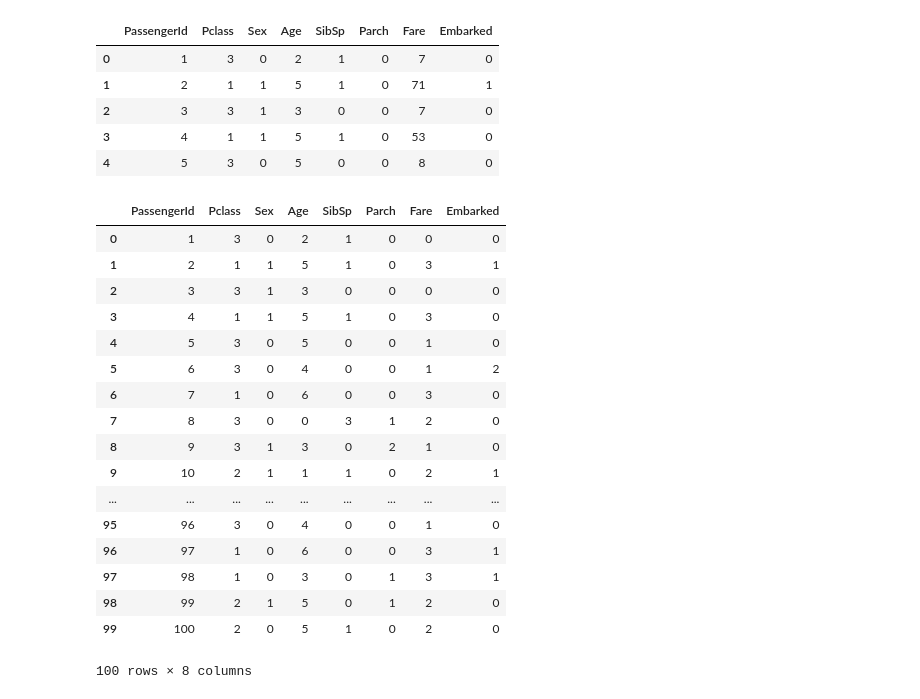
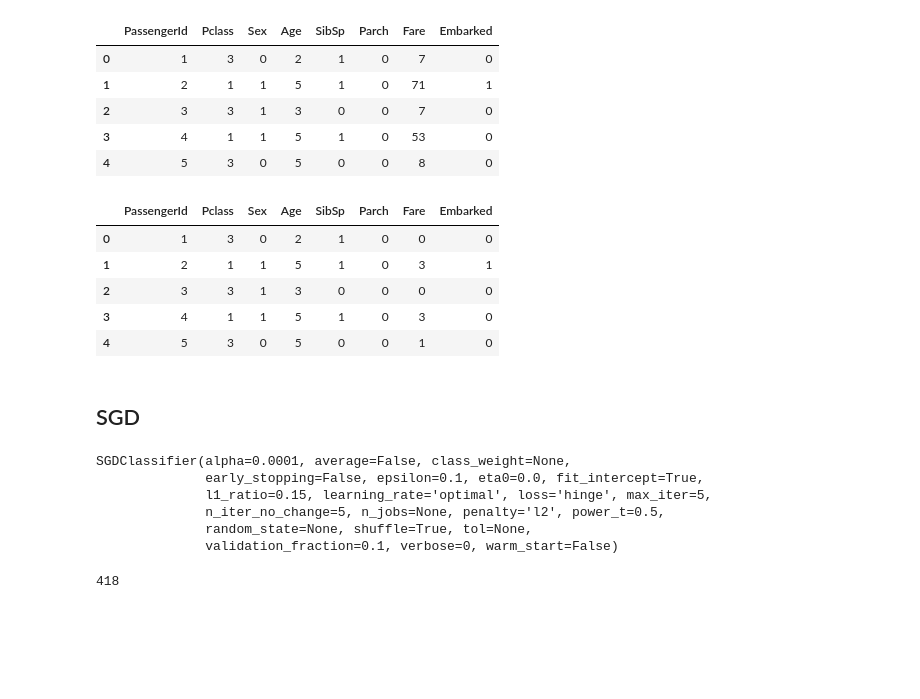
Before and after one commit to vikasbij/Titanic_ML_problem, a Jupyter notebook: Untitled.ipynb, the cells around one changed output. Cells and saved outputs as stored; diff of their text form; code cells hidden in the pictures; blank space fills up the shorter version.

```diff
--- a/Untitled.ipynb
+++ b/Untitled.ipynb
@@ -260,26 +270,26 @@ dataset_test.loc[(dataset_test['Fare'] > 99) & (dataset_test['Fare'] <= 250), 'F
 dataset_train.loc[ dataset_train['Fare'] > 250, 'Fare'] = 5
 dataset_test.loc[ dataset_test['Fare'] > 250, 'Fare'] = 5
 # %%
-dataset_train.head(100)
+dataset_train.head()
 # %% [output]
 |  | PassengerId | Pclass | Sex | Age | SibSp | Parch | Fare | Embarked |
 | 0 | 1 | 3 | 0 | 2 | 1 | 0 | 0 | 0 |
 | 1 | 2 | 1 | 1 | 5 | 1 | 0 | 3 | 1 |
 | 2 | 3 | 3 | 1 | 3 | 0 | 0 | 0 | 0 |
 | 3 | 4 | 1 | 1 | 5 | 1 | 0 | 3 | 0 |
 | 4 | 5 | 3 | 0 | 5 | 0 | 0 | 1 | 0 |
-| 5 | 6 | 3 | 0 | 4 | 0 | 0 | 1 | 2 |
-| 6 | 7 | 1 | 0 | 6 | 0 | 0 | 3 | 0 |
-| 7 | 8 | 3 | 0 | 0 | 3 | 1 | 2 | 0 |
-| 8 | 9 | 3 | 1 | 3 | 0 | 2 | 1 | 0 |
-| 9 | 10 | 2 | 1 | 1 | 1 | 0 | 2 | 1 |
-| ... | ... | ... | ... | ... | ... | ... | ... | ... |
-| 95 | 96 | 3 | 0 | 4 | 0 | 0 | 1 | 0 |
-| 96 | 97 | 1 | 0 | 6 | 0 | 0 | 3 | 1 |
-| 97 | 98 | 1 | 0 | 3 | 0 | 1 | 3 | 1 |
-| 98 | 99 | 2 | 1 | 5 | 0 | 1 | 2 | 0 |
-| 99 | 100 | 2 | 0 | 5 | 1 | 0 | 2 | 0 |
-100 rows × 8 columns
 # %%
 dataset_train = dataset_train.drop(['PassengerId'], axis =1)
 dataset_test = dataset_test.drop(['PassengerId'], axis =1)
+# %% [markdown]
+## SGD
+# %%
+sgd = linear_model.SGDClassifier(max_iter=5, tol=None)
+sgd.fit(dataset_train, Y)
+# %% [output]
+SGDClassifier(alpha=0.0001, average=False, class_weight=None,
+              early_stopping=False, epsilon=0.1, eta0=0.0, fit_intercept=True,
+              l1_ratio=0.15, learning_rate='optimal', loss='hinge', max_iter=5,
+              n_iter_no_change=5, n_jobs=None, penalty='l2', power_t=0.5,
+              random_state=None, shuffle=True, tol=None,
+              validation_fraction=0.1, verbose=0, warm_start=False)
@@ -285,0 +298,4 @@ dataset_test = dataset_test.drop(['PassengerId'], axis =1)
+# %%
+Y_pred.size
+# %% [output]
+418
```
Also changed, not shown: parts of 19 cells of this notebook.
